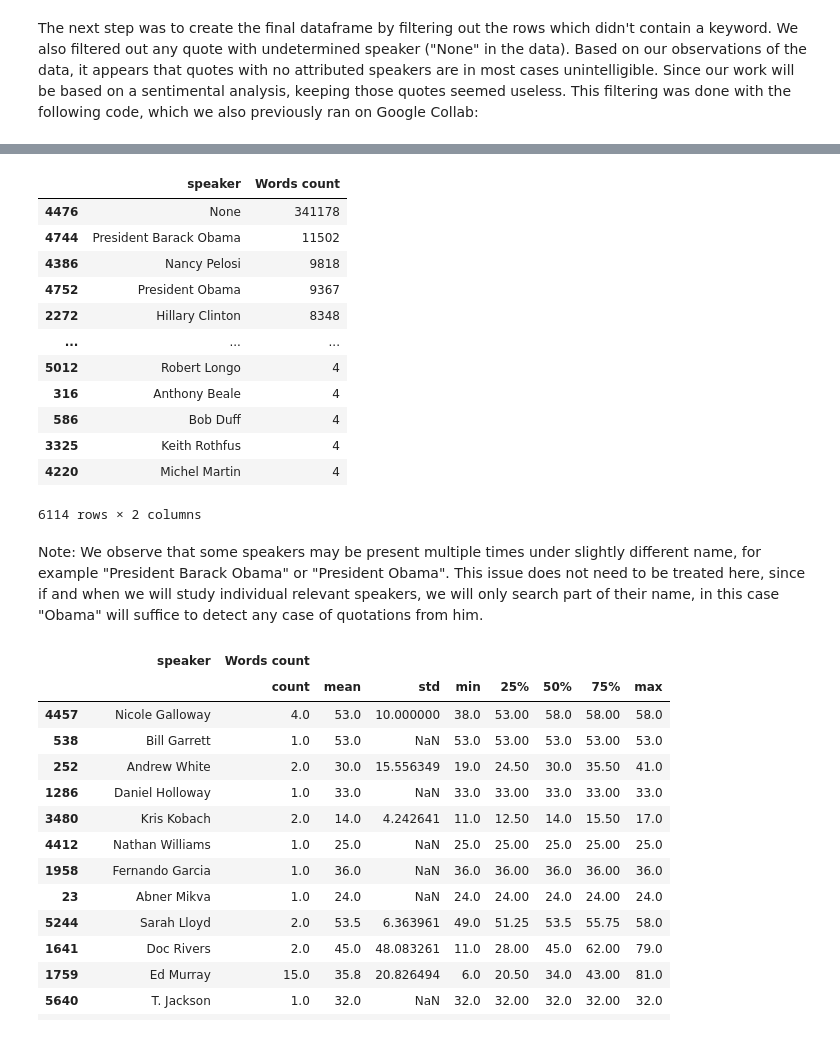
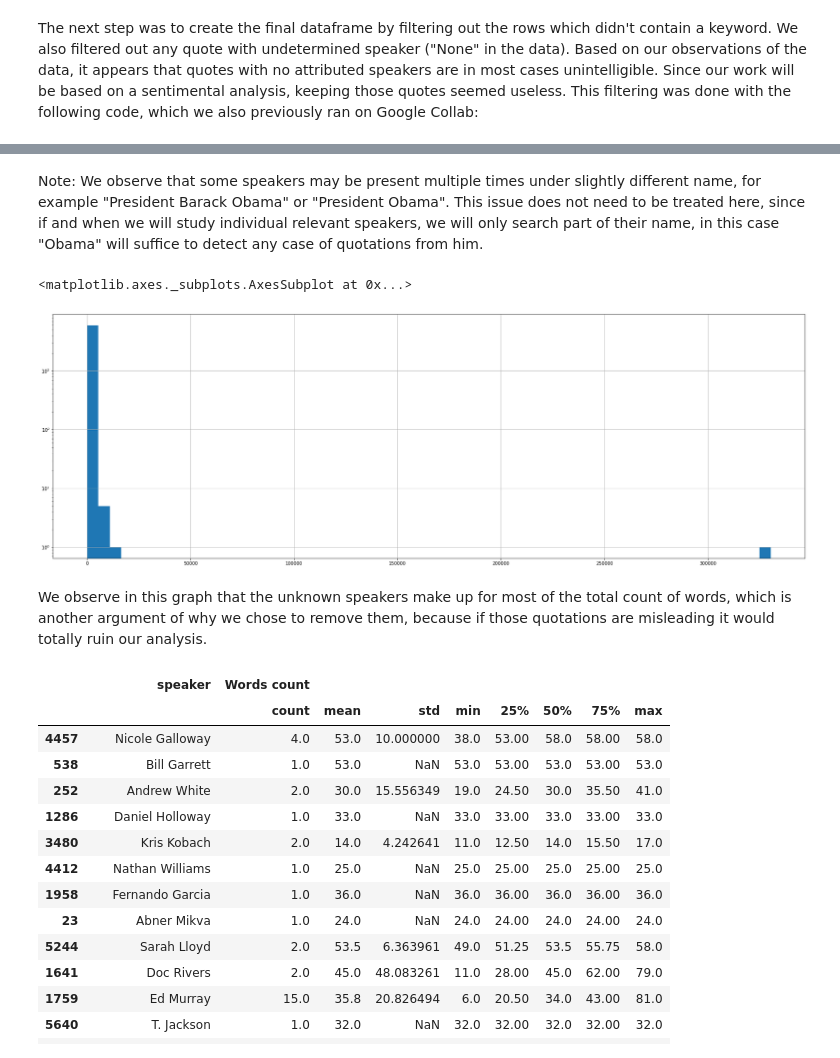
Before and after one commit to epfl-ada/ada-2021-project-lejt, a Jupyter notebook: Initial_Analysis.ipynb, the cells around one changed output, grey strips where cells are left out. Cells and saved outputs as stored; diff of their text form; code cells hidden in the pictures.

```diff
--- a/Initial_Analysis.ipynb
+++ b/Initial_Analysis.ipynb
@@ -112,24 +159,13 @@ sorted.sort_values('Words count', ascending=False)
-# %%
-sorted = df.groupby(['speaker'])[['Words count']].sum().reset_index()
-sorted.sort_values('Words count', ascending=False)
-#sorted.sample(30)
-# %% [output]
-|  | speaker | Words count |
-| 4476 | None | 341178 |
-| 4744 | President Barack Obama | 11502 |
-| 4386 | Nancy Pelosi | 9818 |
-| 4752 | President Obama | 9367 |
-| 2272 | Hillary Clinton | 8348 |
-| ... | ... | ... |
-| 5012 | Robert Longo | 4 |
-| 316 | Anthony Beale | 4 |
-| 586 | Bob Duff | 4 |
-| 3325 | Keith Rothfus | 4 |
-| 4220 | Michel Martin | 4 |
-6114 rows × 2 columns
 # %% [markdown]
 Note:
 We observe that some speakers may be present multiple times under slightly different name, for example "President Barack Obama" or "President Obama". This issue does not need to be treated here, since if and when we will study individual relevant speakers, we will only search part of their name, in this case "Obama" will suffice to detect any case of quotations from him.
+# %%
+total_sum_word_counts_par_speaker['Words count'].hist(log=True, bins=60, figsize=[30,10])
+# %% [output]
+<matplotlib.axes._subplots.AxesSubplot at 0x...>
+[figure, added]
+# %% [markdown]
+We observe in this graph that the unknown speakers make up for most of the total count of words, which is another argument of why we chose to remove them, because if those quotations are misleading it would totally ruin our analysis.
 # %%
 descr = df.groupby(['speaker'])[['Words count']].describe().reset_index()
 descr.sample(15)
```
Also changed, not shown: parts of 7 cells of this notebook, 1 other file.
